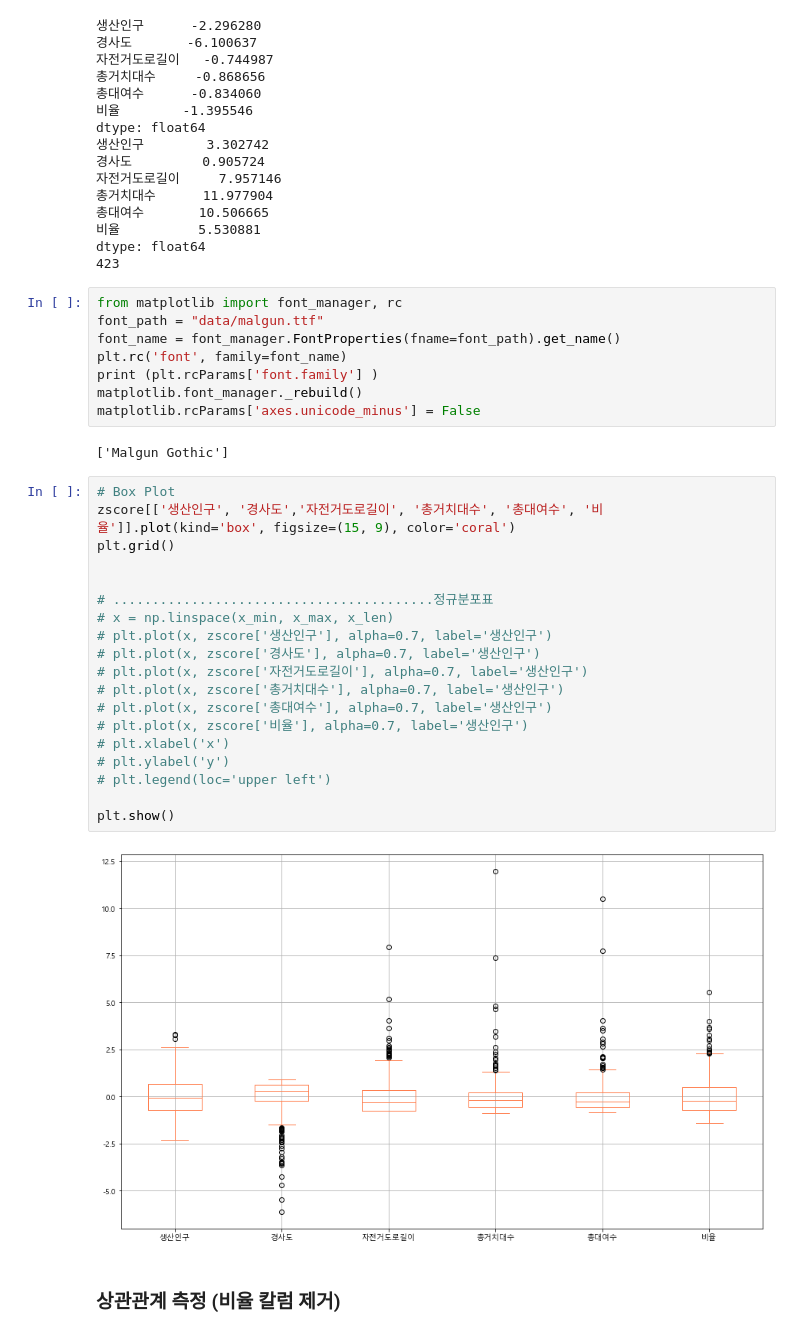
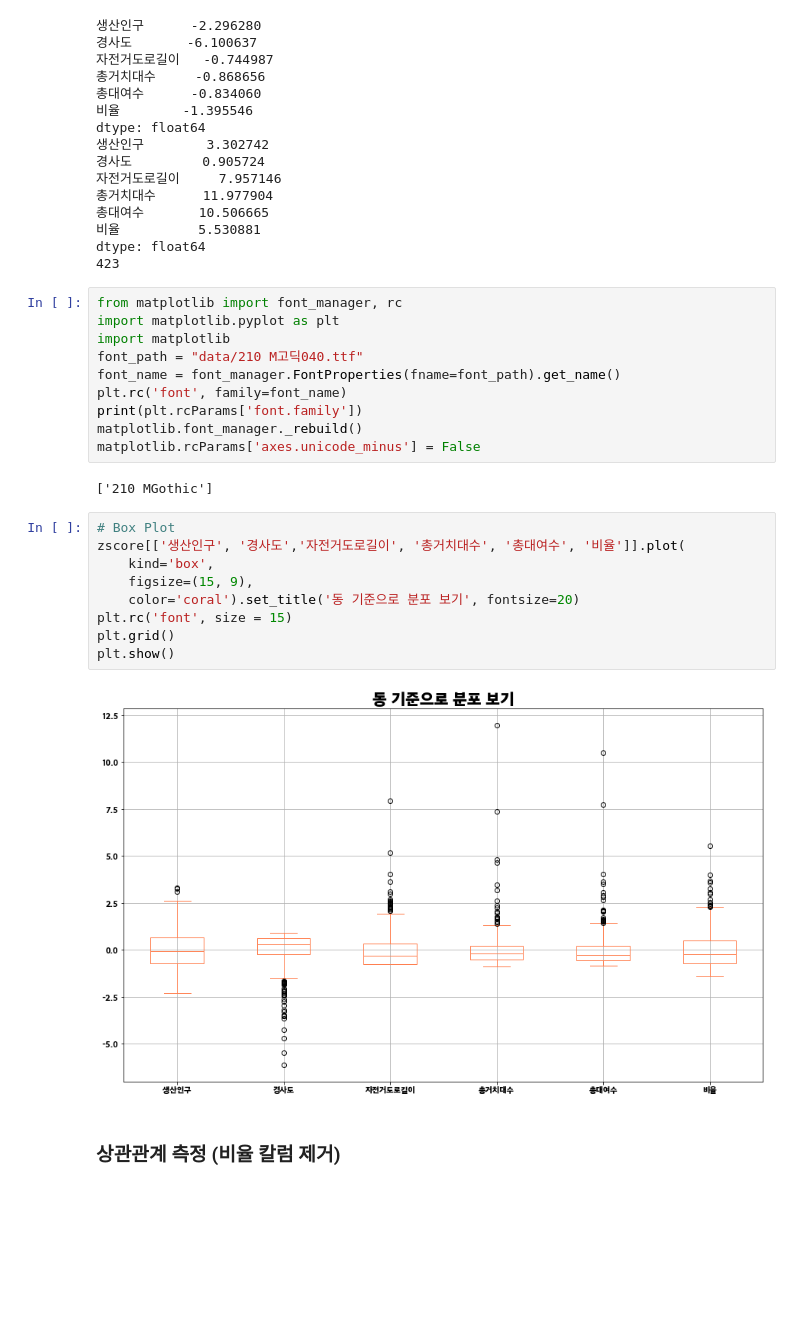
Before and after one commit to JuheePak/Python-project, a Jupyter notebook: source/visualization.ipynb, the cells around one changed output. Saved outputs shown, nothing was run; the diff lists cells and outputs as text; blank space fills up the shorter version.

```diff
--- a/source/visualization.ipynb
+++ b/source/visualization.ipynb
@@ -316,35 +316,27 @@ dtype: float64
 423
 # %%
 from matplotlib import font_manager, rc
-font_path = "data/malgun.ttf"
+import matplotlib.pyplot as plt
+import matplotlib
+font_path = "data/210 M고딕040.ttf"
 font_name = font_manager.FontProperties(fname=font_path).get_name()
 plt.rc('font', family=font_name)
-print (plt.rcParams['font.family'] )
+print(plt.rcParams['font.family'])
 matplotlib.font_manager._rebuild()
 matplotlib.rcParams['axes.unicode_minus'] = False
 # %% [output]
-['Malgun Gothic']
+['210 MGothic']
-# %%
-# Box Plot
-zscore[['생산인구', '경사도','자전거도로길이', '총거치대수', '총대여수', '비율']].plot(kind='box', figsize=(15, 9), color='coral')
-plt.grid()
-
-
-# .........................................정규분포표
-# x = np.linspace(x_min, x_max, x_len)
-# plt.plot(x, zscore['생산인구'], alpha=0.7, label='생산인구')
-# plt.plot(x, zscore['경사도'], alpha=0.7, label='생산인구')
-# plt.plot(x, zscore['자전거도로길이'], alpha=0.7, label='생산인구')
-# plt.plot(x, zscore['총거치대수'], alpha=0.7, label='생산인구')
-# plt.plot(x, zscore['총대여수'], alpha=0.7, label='생산인구')
-# plt.plot(x, zscore['비율'], alpha=0.7, label='생산인구')
-# plt.xlabel('x')
-# plt.ylabel('y')
-# plt.legend(loc='upper left')
-
-plt.show()
-# %% [output]
-[figure, removed]
+# %%
+# Box Plot
+zscore[['생산인구', '경사도','자전거도로길이', '총거치대수', '총대여수', '비율']].plot(
+    kind='box',
+    figsize=(15, 9),
+    color='coral').set_title('동 기준으로 분포 보기', fontsize=20)
+plt.rc('font', size = 15)
+plt.grid()
+plt.show()
+# %% [output]
+[figure, added]
 # %% [markdown]
 ### 상관관계 측정 (비율 칼럼 제거)
 # %%
```
Also changed, not shown: parts of 35 cells of this notebook, 2 other files.
